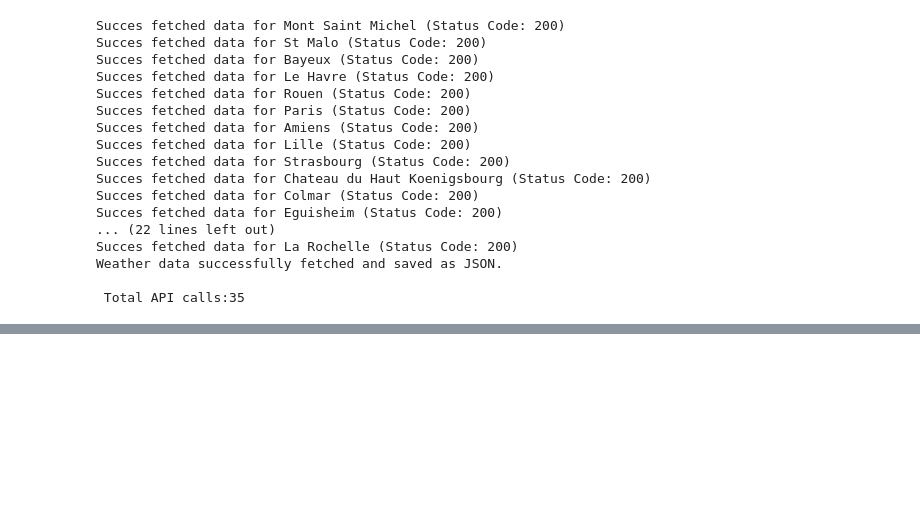
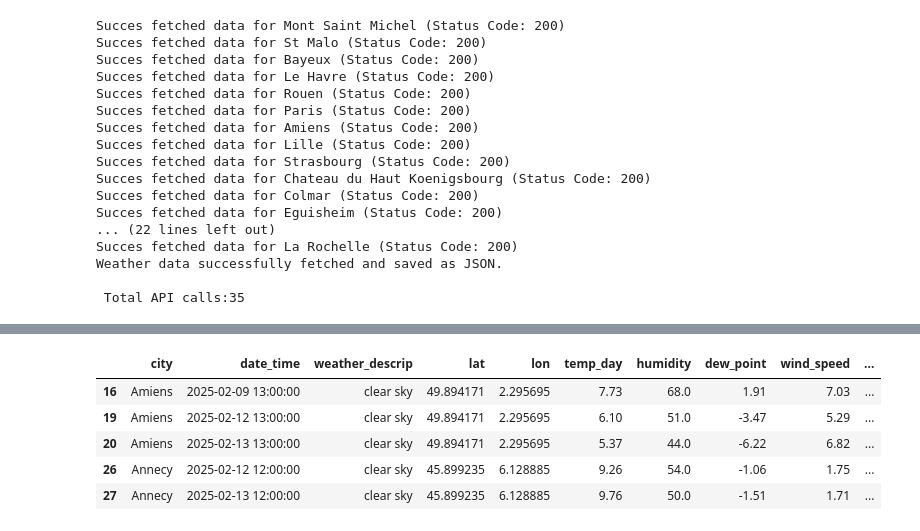
Before and after one commit to YnaPqt/data-management-kayak, a Jupyter notebook: kayak_project.ipynb, the cells around one changed output, grey strips where cells are left out. Cells and saved outputs as stored; diff of their text form; code cells hidden in the pictures; blank space fills up the shorter version.

```diff
--- a/kayak_project.ipynb
+++ b/kayak_project.ipynb
@@ -230,0 +289,11 @@ put_object2 = bucket.put_object(Key='weather_data.csv', Body='src/weather_data.c
+# %%
+ # Now let's check which cities will have clear sky as a nice weather
+data_weather = df_weather_avg [df_weather_avg.weather_descrip=='clear sky']
+data_weather.head()
+# %% [output]
+|  | city | date_time | weather_descrip | lat | lon | temp_day | humidity | dew_point | wind_speed | ... |
+| 16 | Amiens | 2025-02-09 13:00:00 | clear sky | 49.894171 | 2.295695 | 7.73 | 68.0 | 1.91 | 7.03 | ... |
+| 19 | Amiens | 2025-02-12 13:00:00 | clear sky | 49.894171 | 2.295695 | 6.10 | 51.0 | -3.47 | 5.29 | ... |
+| 20 | Amiens | 2025-02-13 13:00:00 | clear sky | 49.894171 | 2.295695 | 5.37 | 44.0 | -6.22 | 6.82 | ... |
+| 26 | Annecy | 2025-02-12 12:00:00 | clear sky | 45.899235 | 6.128885 | 9.26 | 54.0 | -1.06 | 1.75 | ... |
+| 27 | Annecy | 2025-02-13 12:00:00 | clear sky | 45.899235 | 6.128885 | 9.76 | 50.0 | -1.51 | 1.71 | ... |
```
Also changed, not shown: parts of 47 cells of this notebook, 7 other files.
